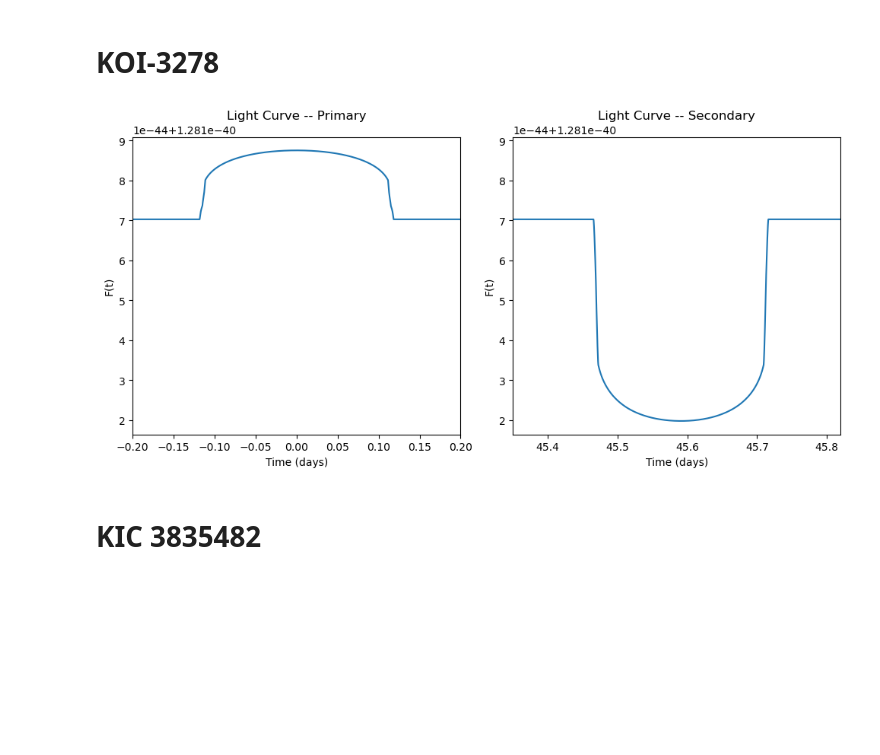
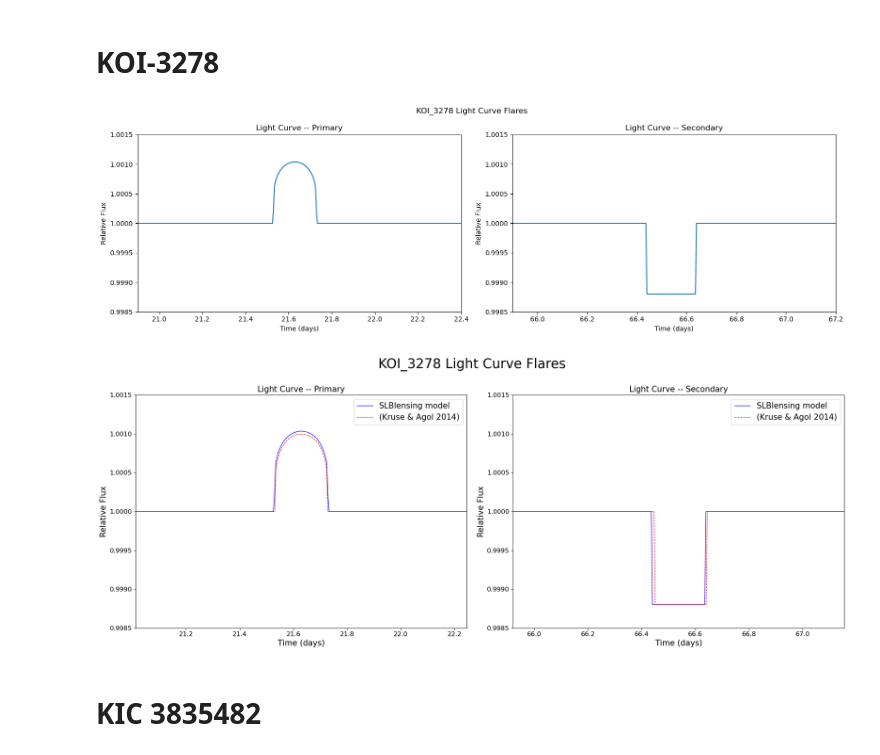
Before and after one commit to lmanqiwang/SLBlensing, a Jupyter notebook: known_slbs.ipynb, the cells around one changed output. Drawn from its saved outputs; the diff is of its cells as text; code cells hidden in the pictures; blank space fills up the shorter version.

```diff
--- a/known_slbs.ipynb
+++ b/known_slbs.ipynb
@@ -51,22 +41,26 @@ koi_3278 = WDBinary3(
 # %%
-fig = plt.figure(figsize=(10, 5))
+fig = plt.figure(figsize=(16, 5))
 gs = gridspec.GridSpec(1, 2)
 ax0 = fig.add_subplot(gs[0])
 ax1 = fig.add_subplot(gs[1])
 
-ax0.plot((koi_3278.t).to(u.day).value, koi_3278.geo_flux)
+plt.suptitle("KOI_3278 Light Curve Flares")
+
+ax0.plot((koi_3278.t).to(u.day).value, koi_3278.geo_flux / koi_3278.base_flux)
 ax0.set_xlabel("Time (days)")
-ax0.set_ylabel("F(t)")
+ax0.set_ylabel("Relative Flux")
 ax0.set_title("Light Curve -- Primary")
-ax0.set_xlim(-0.2, 0.2)
+ax0.set_xlim(20.9, 22.4)
+ax0.set_ylim(0.9985, 1.0015)
 
-ax1.plot((koi_3278.t).to(u.day).value, koi_3278.geo_flux)
+ax1.plot((koi_3278.t).to(u.day).value, koi_3278.geo_flux / koi_3278.base_flux)
 ax1.set_xlabel("Time (days)")
-ax1.set_ylabel("F(t)")
+ax1.set_ylabel("Relative Flux")
 ax1.set_title("Light Curve -- Secondary")
-ax1.set_xlim(45.35, 45.82)
+ax1.set_xlim(65.9, 67.2)
+ax1.set_ylim(0.9985, 1.0015)
 
 plt.tight_layout()
 plt.show()
 # %% [output]
-[figure, old version]
+[figure, new version]
@@ -73,3 +277,62 @@ plt.show()
+# %%
+# find your model's pulse center precisely
+time = (koi_3278.t).to(u.day).value
+frac = koi_3278.geo_flux / koi_3278.base_flux
+tra_center = time[np.argmax(frac)]
+
+frac_ka = kruse_agol_model(
+    time,
+    period = 88.180519,
+    ttran  = tra_center,  # exactly aligned to your pulse peak
+    ecosw  =  0.014714,
+    esinw  = -0.000070,
+    b      =  0.705043,
+    M1     =  1.038986,
+    M2     =  0.631343,
+    R1     =  0.964,
+    R2     =  0.01166,
+    F2F1   =  0.00120,
+    u1     =  0.44,
+    u2     =  0.23,
+)
+
+transit_mask = frac > 1
+occ_mask = frac < 1
+
+tra_mid = np.median(time[transit_mask])
+occ_mid = np.median(time[occ_mask])
+
+dt = np.abs(time[1] - time[0])
+change = 0.007 * koi_3278.N * dt
+
+fig = plt.figure(figsize=(20, 8))
+gs = gridspec.GridSpec(1, 2)
+ax0 = fig.add_subplot(gs[0])
+ax1 = fig.add_subplot(gs[1])
+plt.suptitle("KOI_3278 Light Curve Flares")
+
+ax0.plot(time, frac,    'b-',  lw=1.0, label='SLBlensing model')
+ax0.plot(time, frac_ka, 'r--', lw=1.0, label='(Kruse & Agol 2014)')
+ax0.set_xlabel("Time (days)")
+ax0.set_ylabel("Relative Flux")
+ax0.set_title("Light Curve -- Primary")
+ax0.set_xlim(tra_mid - change, tra_mid + change)
+ax0.set_ylim(0.9985, 1.0015)
+ax0.legend(fontsize=15)
+
+ax1.plot(time, frac,    'b-',  lw=1.0, label='SLBlensing model')
+ax1.plot(time, frac_ka, 'r--', lw=1.0, label='(Kruse & Agol 2014)')
+ax1.set_xlabel("Time (days)")
+ax1.set_ylabel("Relative Flux")
+ax1.set_title("Light Curve -- Secondary")
+ax1.set_xlim(occ_mid - change, occ_mid + change)
+ax1.set_ylim(0.9985, 1.0015)
+ax1.legend(fontsize=15)
+
+plt.tight_layout()
+plt.show()
+# %% [output]
+[figure, added]
 # %% [markdown]
 # KIC 3835482
 # %%
```
Also changed, not shown: parts of 17 cells of this notebook, 2 other files.
